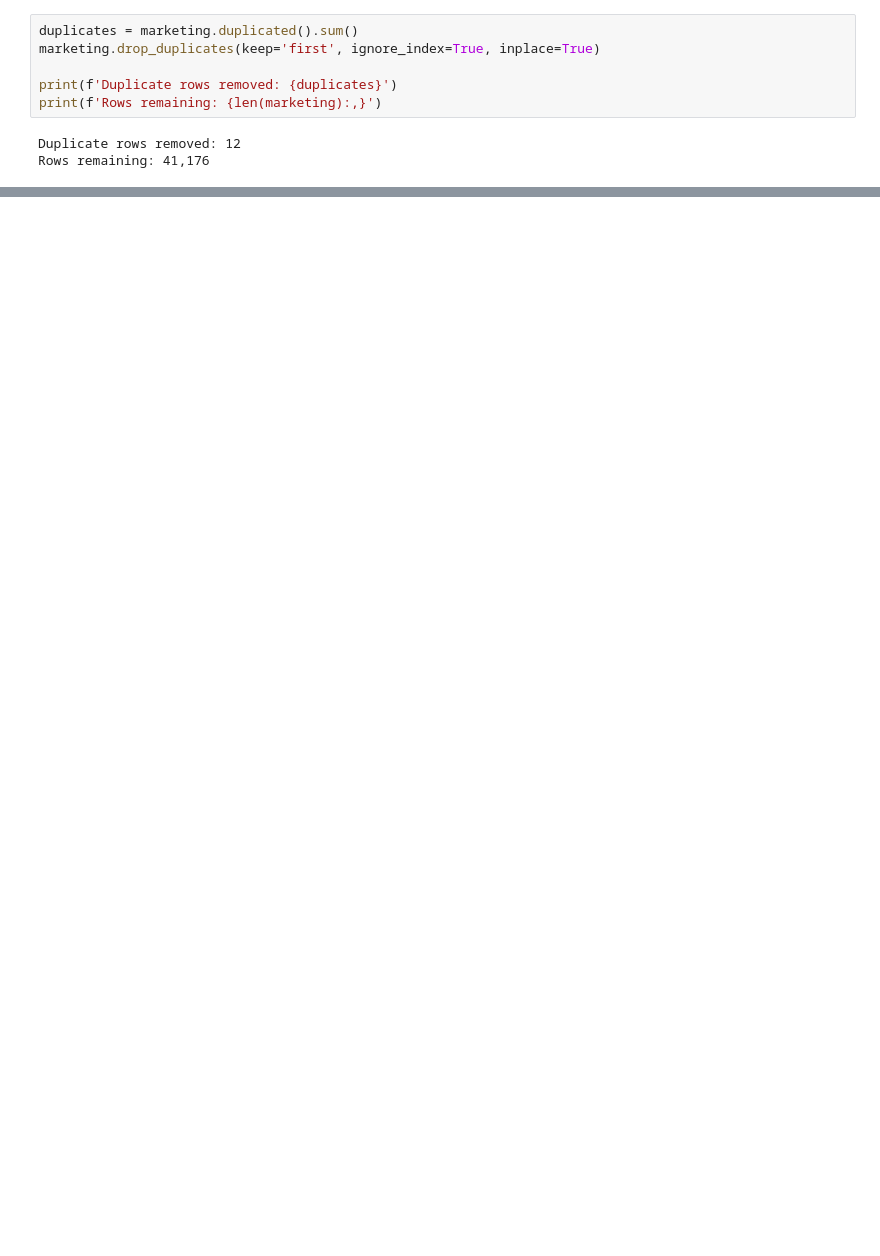
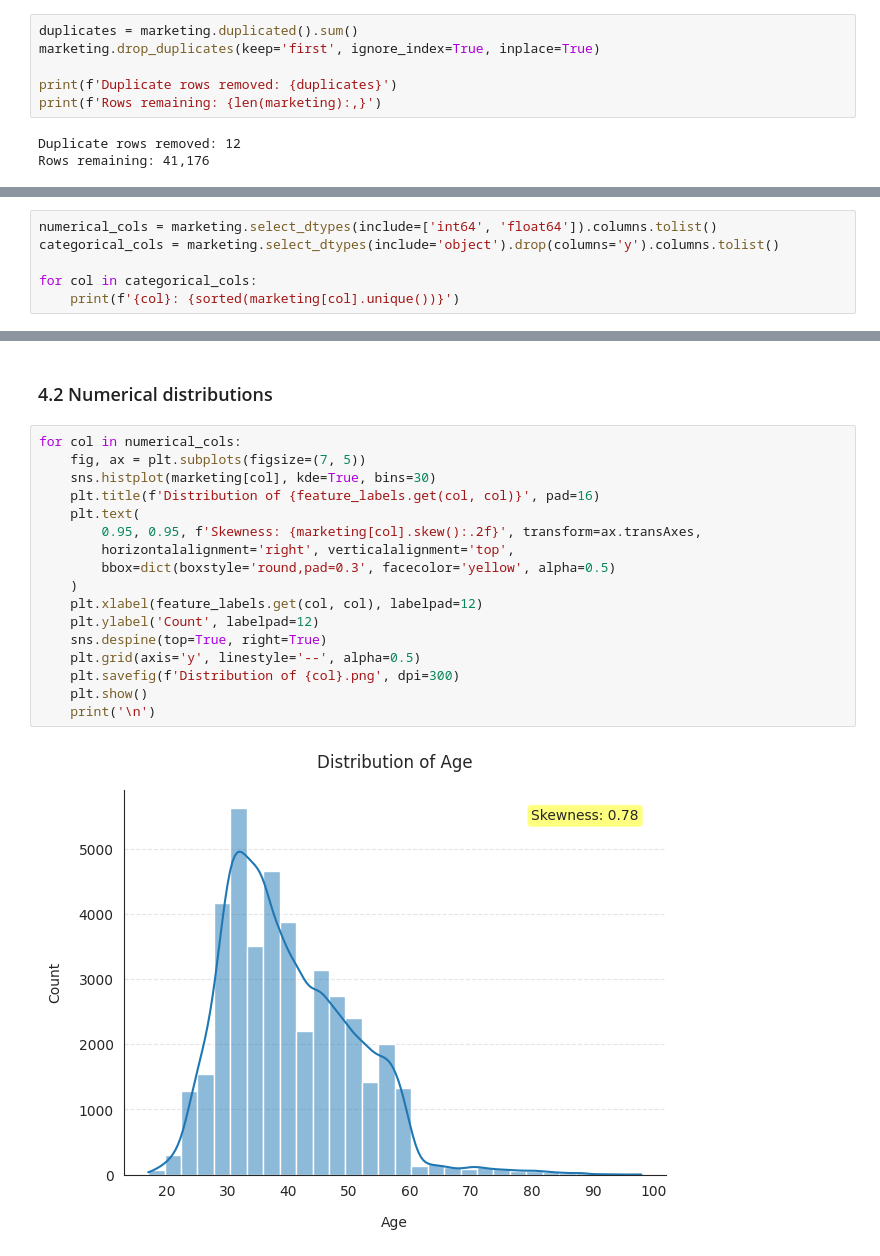
Before and after one commit to Nkengfack/Bank_marketing_ml_Classifications, a Jupyter notebook: bank_marketing_ML_performance.ipynb, the cells around one changed output, grey strips where cells are left out. Cells and saved outputs as stored; diff of their text form; blank space fills up the shorter version.

```diff
--- a/bank_marketing_ML_performance.ipynb
+++ b/bank_marketing_ML_performance.ipynb
@@ -1334,0 +159,6 @@ plt.show()
+# %%
+numerical_cols = marketing.select_dtypes(include=['int64', 'float64']).columns.tolist()
+categorical_cols = marketing.select_dtypes(include='object').drop(columns='y').columns.tolist()
+
+for col in categorical_cols:
+    print(f'{col}: {sorted(marketing[col].unique())}')
@@ -1334,0 +207,21 @@ plt.show()
+# %% [markdown]
+### 4.2 Numerical distributions
+# %%
+for col in numerical_cols:
+    fig, ax = plt.subplots(figsize=(7, 5))
+    sns.histplot(marketing[col], kde=True, bins=30)
+    plt.title(f'Distribution of {feature_labels.get(col, col)}', pad=16)
+    plt.text(
+        0.95, 0.95, f'Skewness: {marketing[col].skew():.2f}', transform=ax.transAxes,
+        horizontalalignment='right', verticalalignment='top',
+        bbox=dict(boxstyle='round,pad=0.3', facecolor='yellow', alpha=0.5)
+    )
+    plt.xlabel(feature_labels.get(col, col), labelpad=12)
+    plt.ylabel('Count', labelpad=12)
+    sns.despine(top=True, right=True)
+    plt.grid(axis='y', linestyle='--', alpha=0.5)
+    plt.savefig(f'Distribution of {col}.png', dpi=300)
+    plt.show()
+    print('\n')
+# %% [output]
+[figure, added]
```
Also changed, not shown: parts of 135 cells of this notebook.
